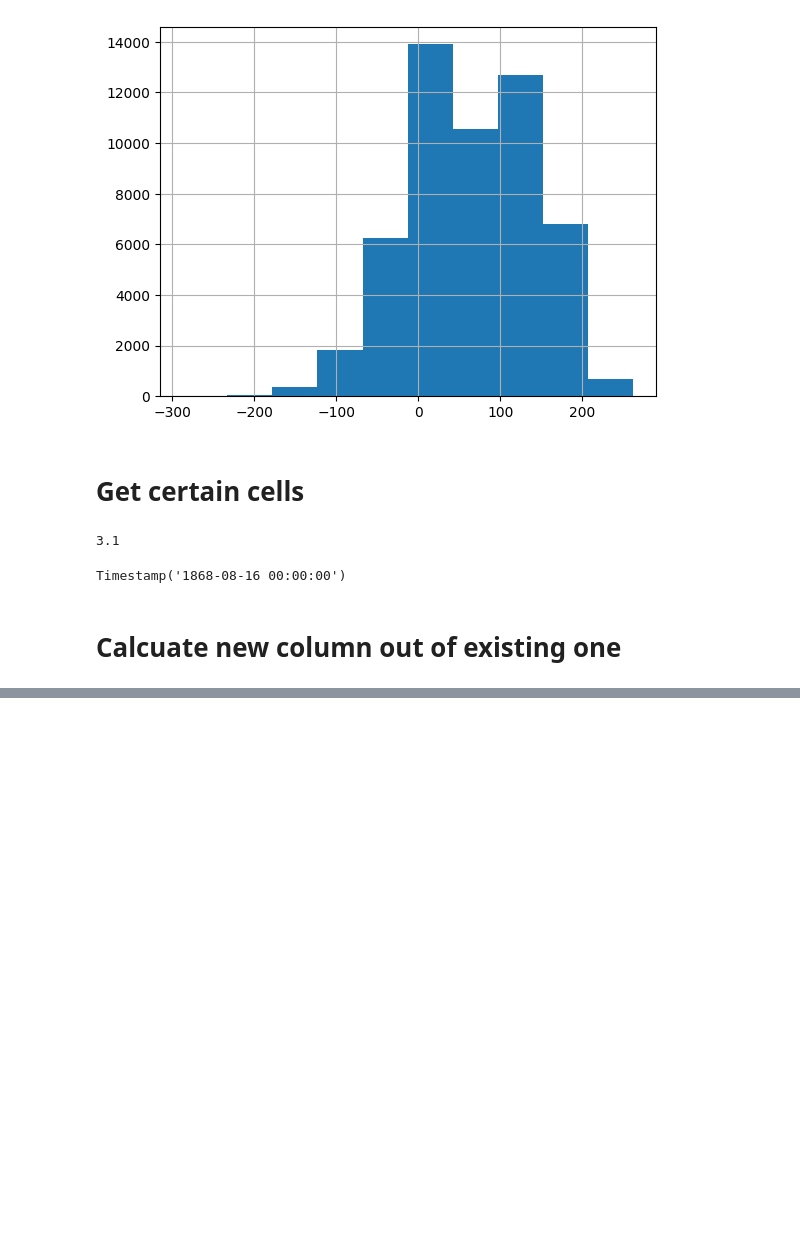
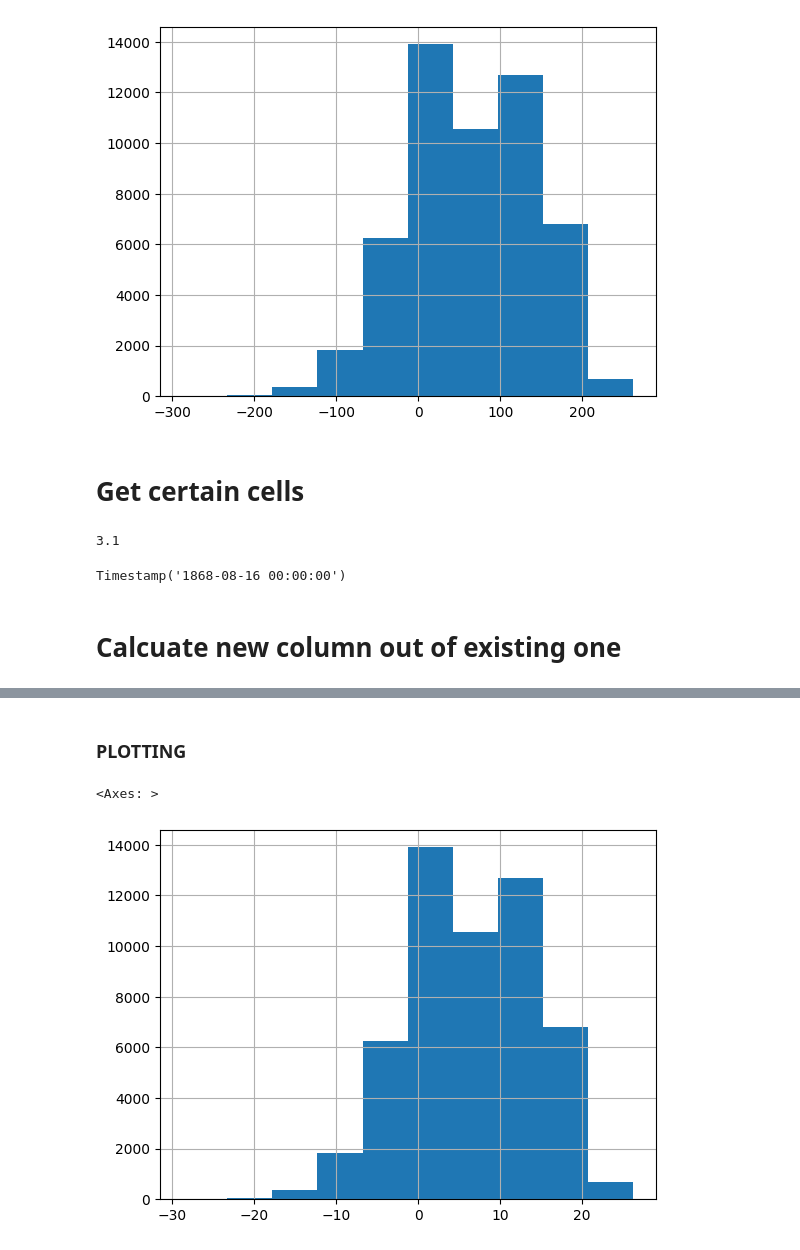
Before and after one commit to simShig/WeatherAPI, a Jupyter notebook: data_small/notebook_playground.ipynb, the cells around one changed output, grey strips where cells are left out. Saved outputs shown, nothing was run; the diff lists cells and outputs as text; code cells hidden in the pictures; blank space fills up the shorter version.

```diff
--- a/data_small/notebook_playground.ipynb
+++ b/data_small/notebook_playground.ipynb
@@ -124,0 +128,7 @@ df
+# %% [markdown]
+### PLOTTING
+# %%
+df["TG"].hist()
+# %% [output]
+<Axes: >
+[figure, added]
```
Also changed, not shown: parts of 4 cells of this notebook.
